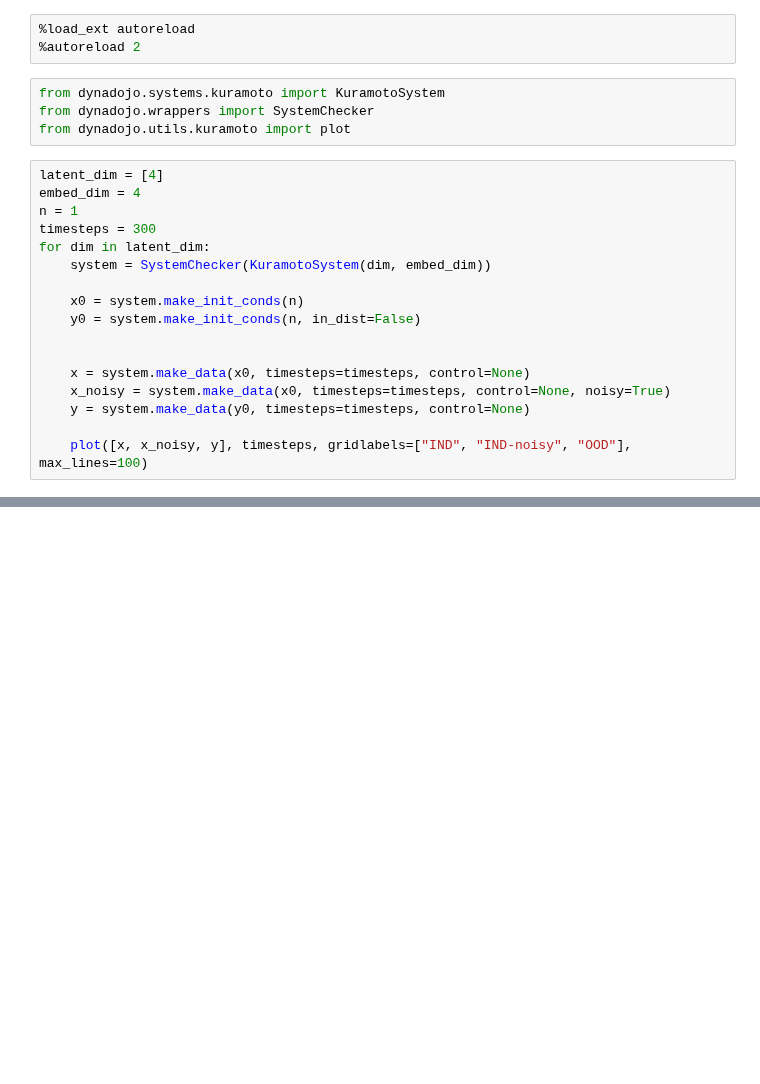
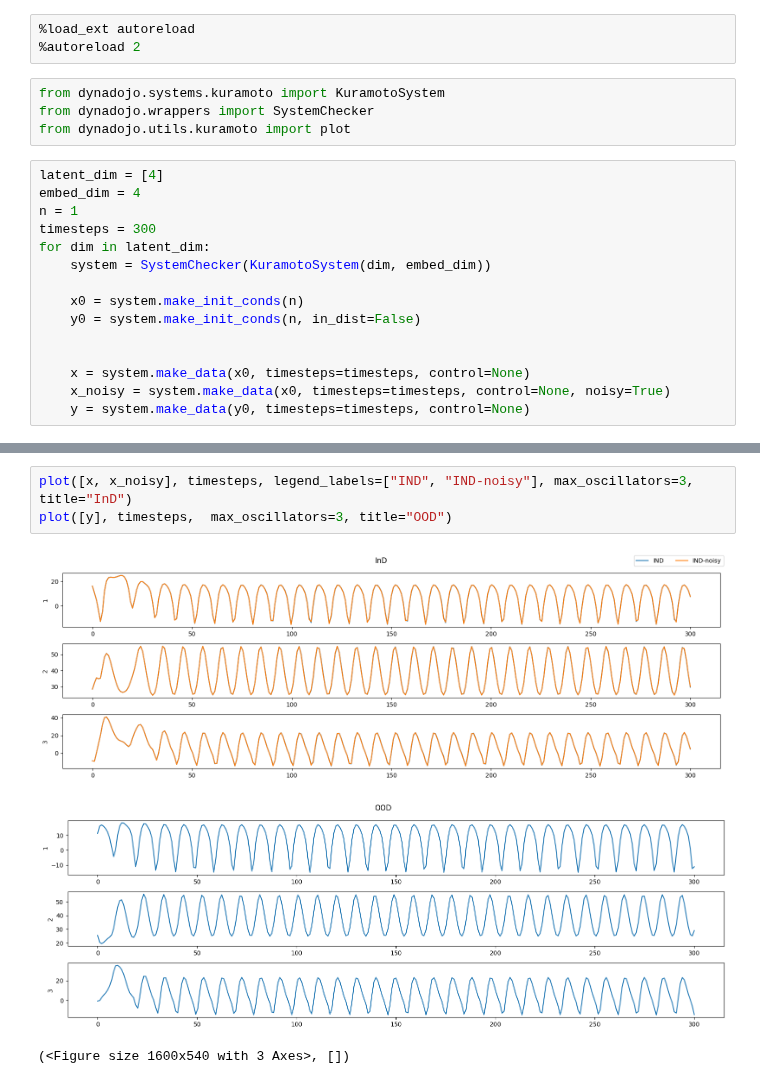
Before and after one commit to DynaDojo/dynadojo, a Jupyter notebook: demos/kuramoto_demo.ipynb, the cells around one changed output, grey strips where cells are left out. Cells and saved outputs as stored; diff of their text form; blank space fills up the shorter version.

Commit message:
improving plotting methods

```diff
--- a/demos/kuramoto_demo.ipynb
+++ b/demos/kuramoto_demo.ipynb
@@ -20,5 +20,3 @@ for dim in latent_dim:
     x = system.make_data(x0, timesteps=timesteps, control=None)
     x_noisy = system.make_data(x0, timesteps=timesteps, control=None, noisy=True)
     y = system.make_data(y0, timesteps=timesteps, control=None)
-
-    plot([x, x_noisy, y], timesteps, gridlabels=["IND", "IND-noisy", "OOD"], max_lines=100)
@@ -28,0 +23,7 @@ for dim in latent_dim:
+# %%
+plot([x, x_noisy], timesteps, legend_labels=["IND", "IND-noisy"], max_oscillators=3, title="InD")
+plot([y], timesteps,  max_oscillators=3, title="OOD")
+# %% [output]
+[figure, added]
+[figure, added]
+(<Figure size 1600x540 with 3 Axes>, [])
```
Also changed, not shown: parts of 1 cell of this notebook, 2 other files.
